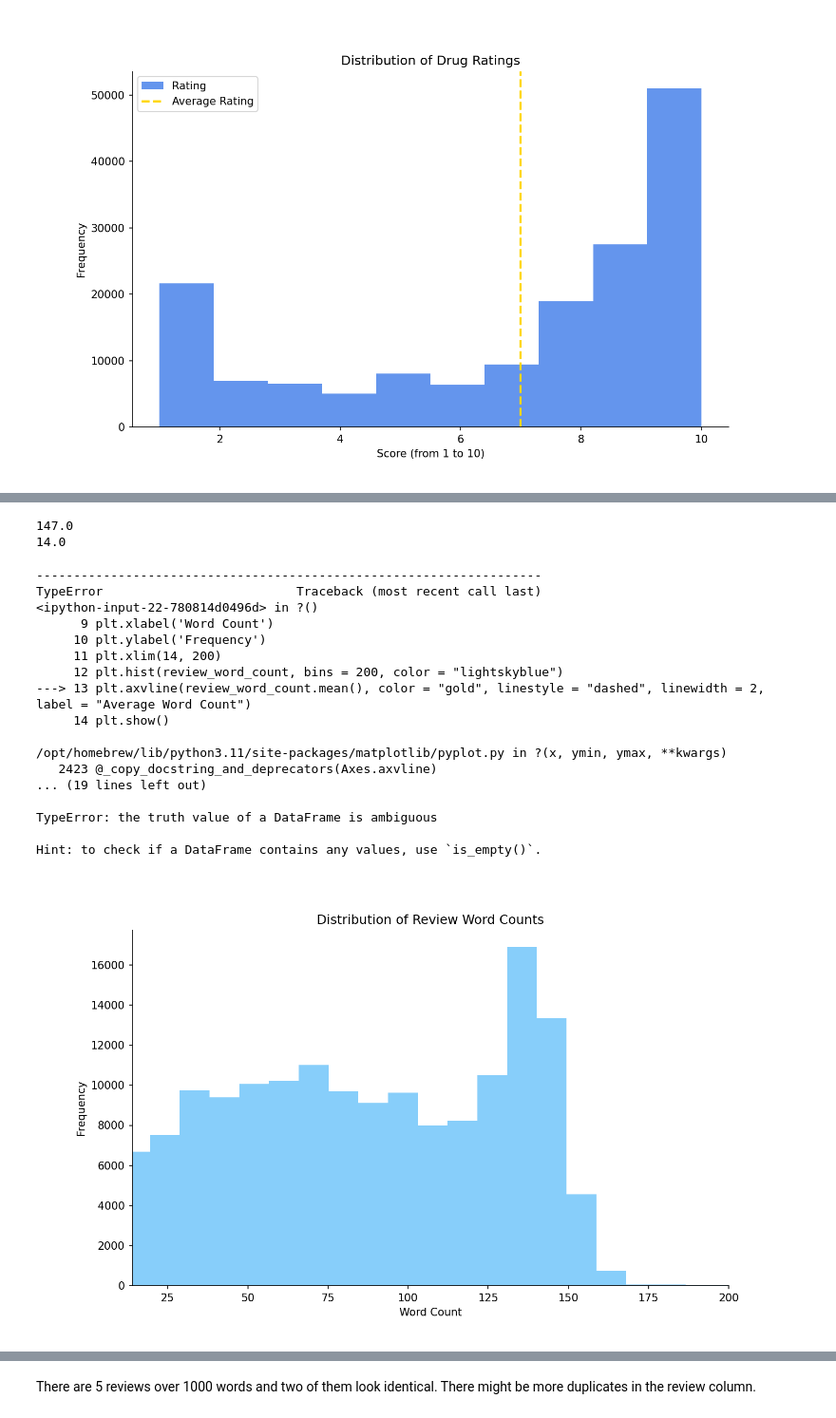
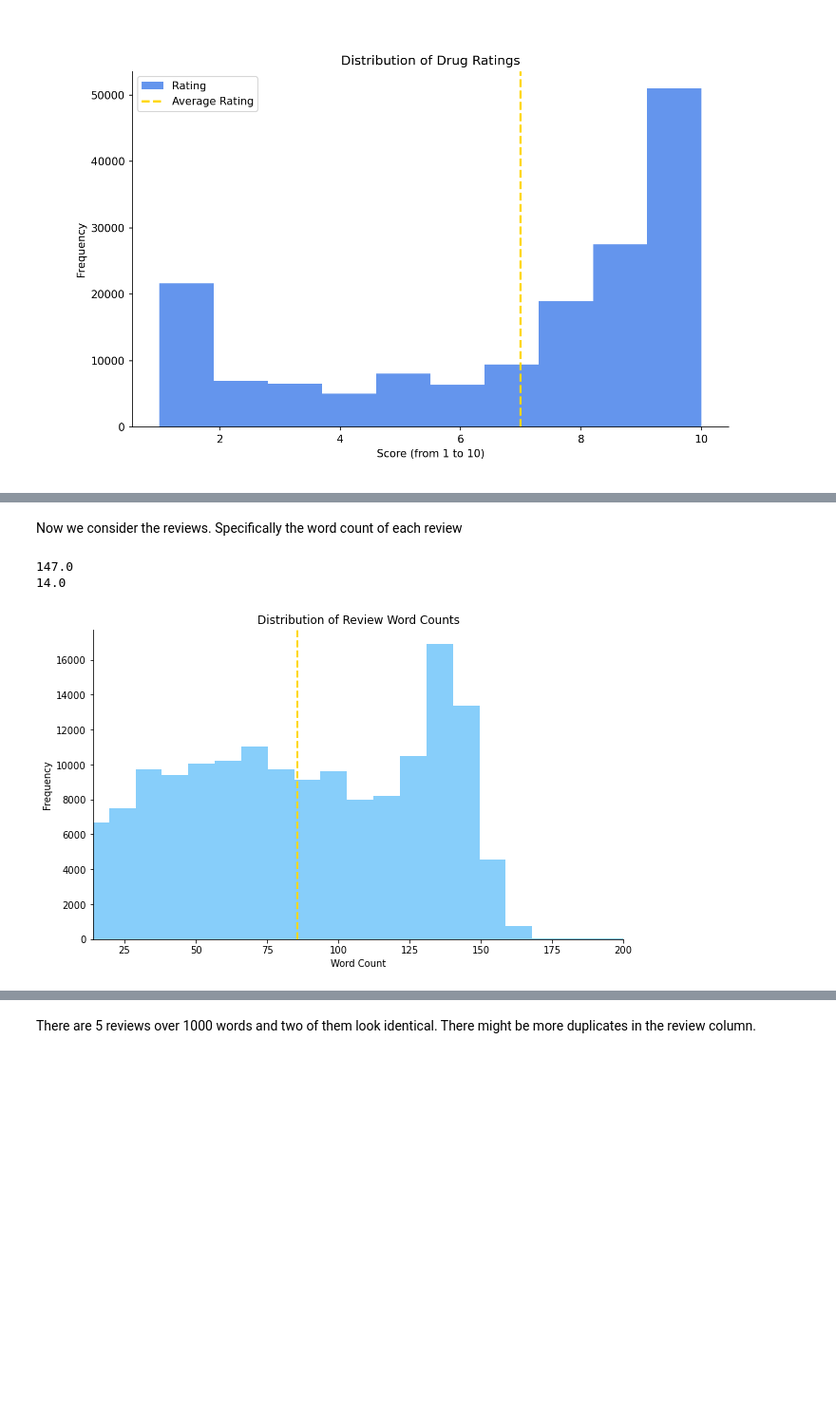
Before and after one commit to alt2177/mllm, a Jupyter notebook: notebooks/eda.ipynb, the cells around one changed output, grey strips where cells are left out. Shown: that part at 95% size. Saved outputs shown, nothing was run; the diff lists cells and outputs as text; code cells hidden in the pictures; blank space fills up the shorter version.

Commit message:
Fixed notebook error/commented

```diff
--- a/notebooks/eda.ipynb
+++ b/notebooks/eda.ipynb
@@ -261,3 +251,5 @@ plt.show()
+# %% [markdown]
+Now we consider the reviews. Specifically the word count of each review
 # %%
 print(np.quantile(review_word_count, 0.95))
 print(np.quantile(review_word_count, 0.05)) # 14 words
@@ -267,37 +259,20 @@ print(np.quantile(review_word_count, 0.05)) # 14 words
 # %%
 plt.figure(figsize = (10, 6))
 
 # Remove top and right borders
 ax = plt.gca()
 ax.spines['top'].set_visible(False)
 ax.spines['right'].set_visible(False)
 
 plt.title("Distribution of Review Word Counts")
 plt.xlabel('Word Count')
 plt.ylabel('Frequency')
 plt.xlim(14, 200)
 plt.hist(review_word_count, bins = 200, color = "lightskyblue")
-plt.axvline(review_word_count.mean(), color = "gold", linestyle = "dashed", linewidth = 2, label = "Average Word Count")
+plt.axvline(review_word_count.mean().row(0)[0], color = "gold", linestyle = "dashed", linewidth = 2, label = "Average Word Count")
 plt.show()
 # %% [output]
---------------------------------------------------------------------
-TypeError                          Traceback (most recent call last)
-<ipython-input-22-780814d0496d> in ?()
-      9 plt.xlabel('Word Count')
-     10 plt.ylabel('Frequency')
-     11 plt.xlim(14, 200)
-     12 plt.hist(review_word_count, bins = 200, color = "lightskyblue")
----> 13 plt.axvline(review_word_count.mean(), color = "gold", linestyle = "dashed", linewidth = 2, label = "Average Word Count")
-     14 plt.show()
-
-/opt/homebrew/lib/python3.11/site-packages/matplotlib/pyplot.py in ?(x, ymin, ymax, **kwargs)
-   2423 @_copy_docstring_and_deprecators(Axes.axvline)
-... (19 lines left out)
-
-TypeError: the truth value of a DataFrame is ambiguous
-
-Hint: to check if a DataFrame contains any values, use `is_empty()`.
-[figure, old version]
+[figure, new version]
 # %%
 plt.figure(figsize = (10, 6))
 
```
Also changed, not shown: parts of 5 cells of this notebook, 2 other files.
